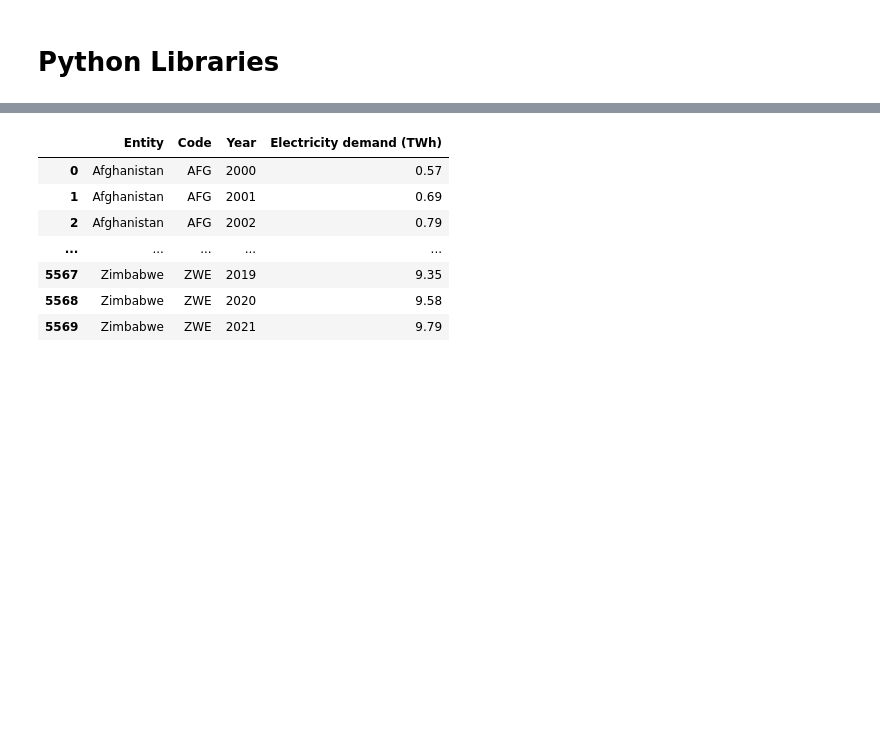
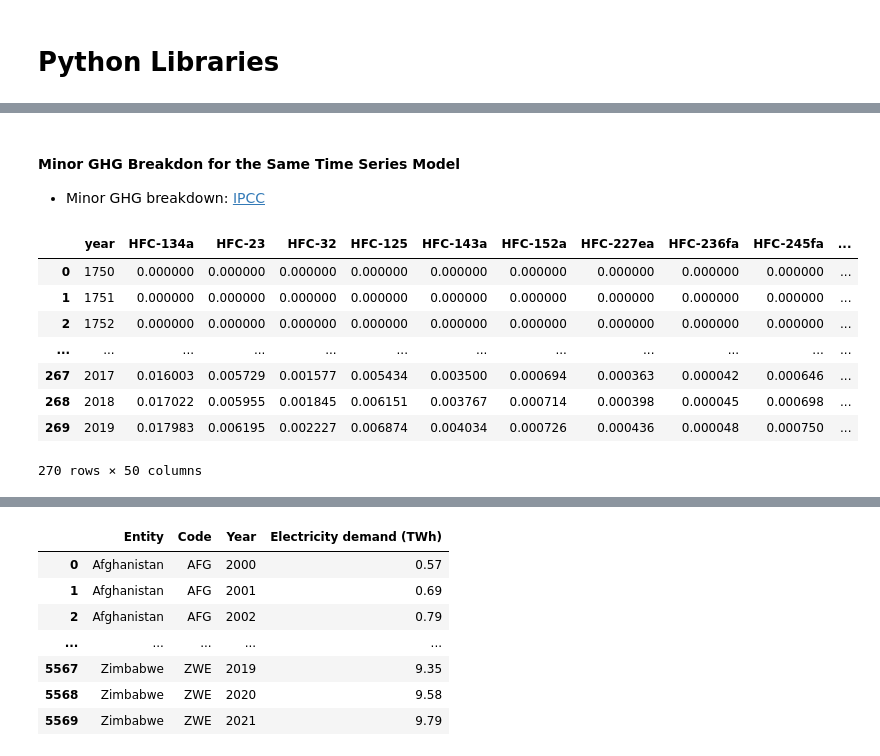
Before and after one commit to FunkyTable/Energy_Production_Time_Series_Projection, a Jupyter notebook: student.ipynb, the cells around one changed output, grey strips where cells are left out. Saved outputs shown, nothing was run; the diff lists cells and outputs as text; code cells hidden in the pictures; blank space fills up the shorter version.

```diff
--- a/student.ipynb
+++ b/student.ipynb
@@ -248,0 +335,19 @@ df_temp_raw
+# %% [markdown]
+#### Minor GHG Breakdon for the Same Time Series Model
+
+* Minor GHG breakdown: [IPCC](https://zenodo.org/record/5705391/files/table_A3.3_historical_ERF_1750-2019_minorGHG_breakdown.csv)
+# %%
+df_hist_rf_minor_raw = pd.read_csv(
+    "Data/table_A3.3_historical_ERF_1750-2019_minorGHG_breakdown.csv",
+    encoding='ANSI')
+df_hist_rf_minor_raw
+# %% [output]
+|  | year | HFC-134a | HFC-23 | HFC-32 | HFC-125 | HFC-143a | HFC-152a | HFC-227ea | HFC-236fa | HFC-245fa | ... |
+| 0 | 1750 | 0.000000 | 0.000000 | 0.000000 | 0.000000 | 0.000000 | 0.000000 | 0.000000 | 0.000000 | 0.000000 | ... |
+| 1 | 1751 | 0.000000 | 0.000000 | 0.000000 | 0.000000 | 0.000000 | 0.000000 | 0.000000 | 0.000000 | 0.000000 | ... |
+| 2 | 1752 | 0.000000 | 0.000000 | 0.000000 | 0.000000 | 0.000000 | 0.000000 | 0.000000 | 0.000000 | 0.000000 | ... |
+| ... | ... | ... | ... | ... | ... | ... | ... | ... | ... | ... | ... |
+| 267 | 2017 | 0.016003 | 0.005729 | 0.001577 | 0.005434 | 0.003500 | 0.000694 | 0.000363 | 0.000042 | 0.000646 | ... |
+| 268 | 2018 | 0.017022 | 0.005955 | 0.001845 | 0.006151 | 0.003767 | 0.000714 | 0.000398 | 0.000045 | 0.000698 | ... |
+| 269 | 2019 | 0.017983 | 0.006195 | 0.002227 | 0.006874 | 0.004034 | 0.000726 | 0.000436 | 0.000048 | 0.000750 | ... |
+270 rows × 50 columns
```
Also changed, not shown: parts of 36 cells of this notebook, 1 other file.
